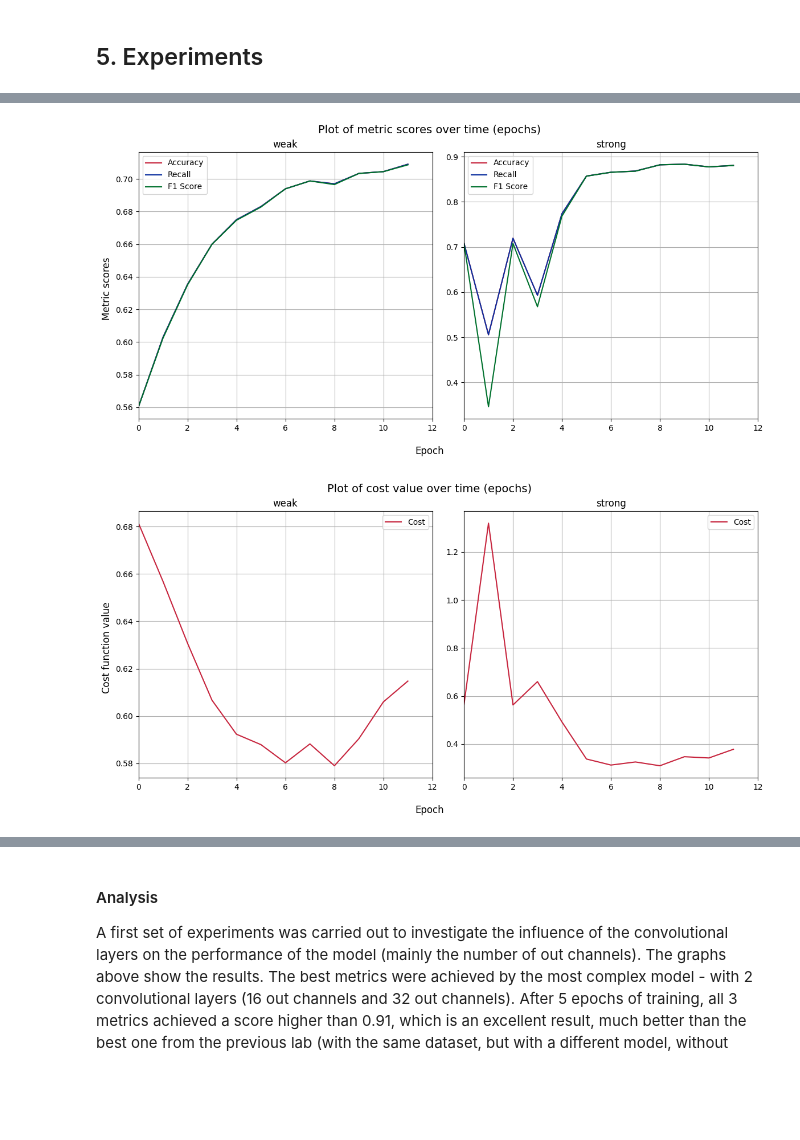
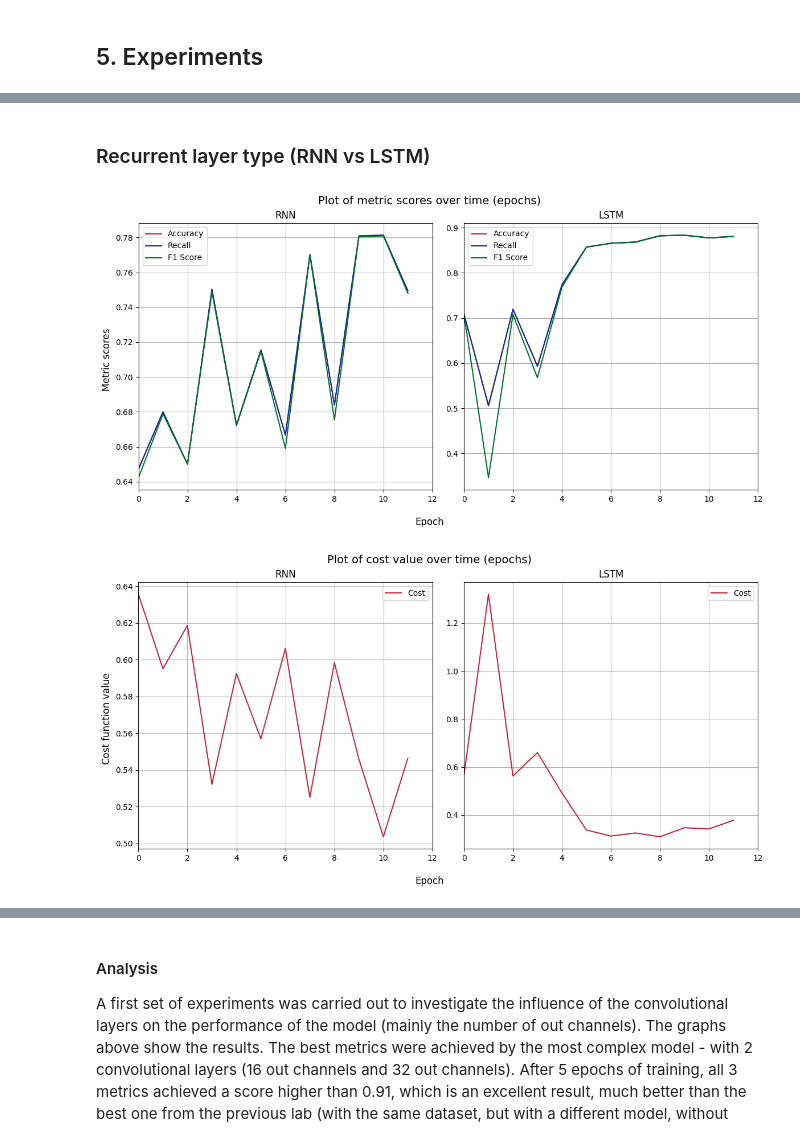
Before and after one commit to Krisenberg/neural-networks, a Jupyter notebook: src/lab_7/recurrent_nn.ipynb, the cells around one changed output, grey strips where cells are left out. Cells and saved outputs as stored; diff of their text form; code cells hidden in the pictures; blank space fills up the shorter version.

Commit message:
Started working on the charts, not much left

```diff
--- a/src/lab_7/recurrent_nn.ipynb
+++ b/src/lab_7/recurrent_nn.ipynb
@@ -658,7 +602,7 @@ def parse_results_file(file_path: Path) -> list[Results]:
     return all_results
 # %%
 all_results = parse_results_file(
-    file_path = Path("results.txt")
+    file_path = Path("colab_results.txt")
 )
 
 
@@ -676,38 +658,48 @@ def filter_results(**kwargs) -> Results | None:
+# %% [markdown]
+### Recurrent layer type (RNN vs LSTM)
 # %%
+# param_grid_1 = {
+#     "vocabulary_size": [8000, 44000, None],
+#     "rnn_type": [RNNType.LSTM],
+#     "hidden_dim": [64],
+#     "max_seq_len": [None],
+#     "embedding_dim": [32],
+#     "bidirectional": [True]
+# }
 # param_grid_2 = {
 #     "vocabulary_size": [10000],
 #     "rnn_type": [RNNType.RNN, RNNType.LSTM],
 #     "hidden_dim": [32, 64, 128],
 #     "max_seq_len": [10, 20, None],
 #     "embedding_dim": [16, 32, 64],
 #     "bidirectional": [True, False]
 # }
 
 results_1 = filter_results(
     vocabulary_size=10000,
     rnn_type=RNNType.RNN,
-    hidden_dim=32,
-    max_seq_len=10,
-    embedding_dim=16,
-    bidirectional=False
+    hidden_dim=128,
+    max_seq_len=None,
+    embedding_dim=64,
+    bidirectional=True
 )
 results_2 = filter_results(
     vocabulary_size=10000,
     rnn_type=RNNType.LSTM,
     hidden_dim=128,
     max_seq_len=None,
     embedding_dim=64,
     bidirectional=True
 )
 
 
 results_with_titles = [
-    (results_1.results, "weak"),
-    (results_2.results, "strong"),
+    (results_1.results, "RNN"),
+    (results_2.results, "LSTM"),
 ]
 
 compare_plots(results_with_titles)
 compare_plots(results_with_titles, cost=True)
 # %% [output]
-[figure, old version]
+[figure, new version]
-[figure, old version]
+[figure, new version]
```
Also changed, not shown: parts of 14 cells of this notebook, 1 other file.
